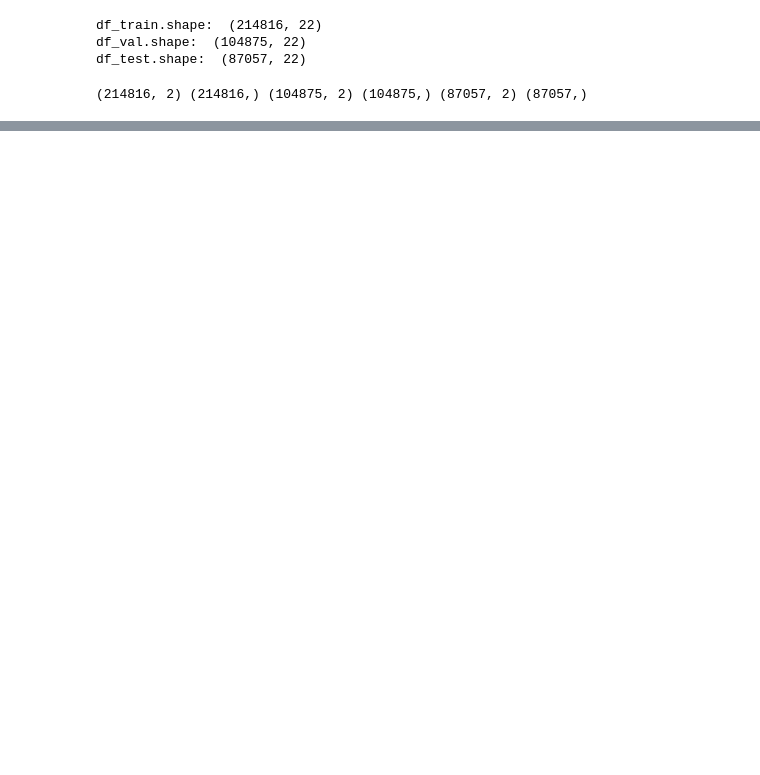
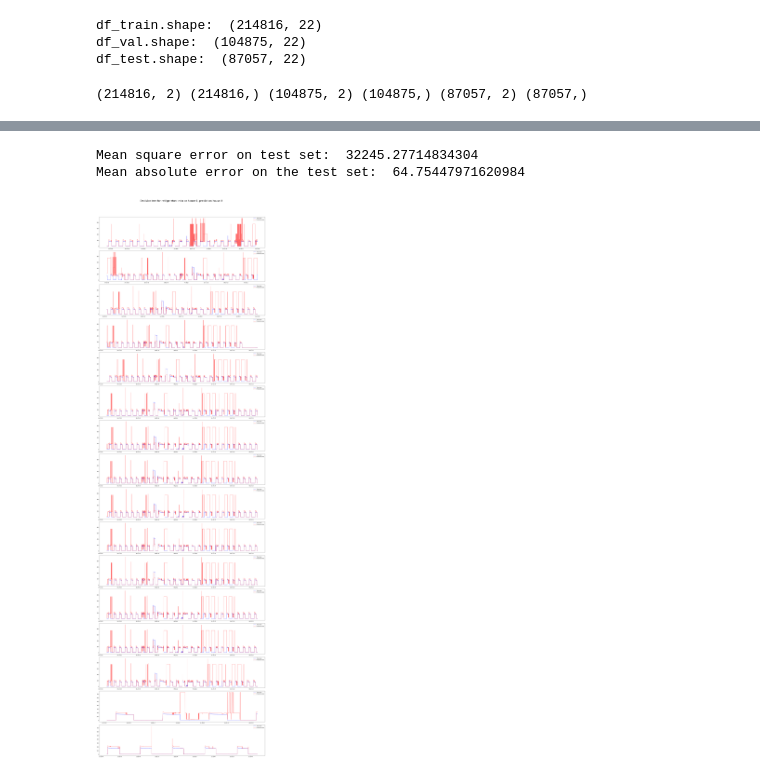
Before and after one commit to alirezasamar/DeepNILM, a Jupyter notebook: DeepNILM - Deep Energy Disaggregation.ipynb, the cells around one changed output, grey strips where cells are left out. Drawn from its saved outputs; the diff is of its cells as text; code cells hidden in the pictures; blank space fills up the shorter version.

```diff
--- a/DeepNILM - Deep Energy Disaggregation.ipynb
+++ b/DeepNILM - Deep Energy Disaggregation.ipynb
@@ -157,0 +236,13 @@ print(X_train1.shape, y_train1.shape, X_val1.shape, y_val1.shape, X_test1.shape,
+# %%
+y_predict_2 = tree_clf_1.predict(X_2)
+mse_tree_2 = mse_loss(y_predict_2, y_2)
+mae_tree_2 = mae_loss(y_predict_2, y_2)
+print('Mean square error on test set: ', mse_tree_2)
+print('Mean absolute error on the test set: ', mae_tree_2)
+# %% [output]
+Mean square error on test set:  32245.27714834304
+Mean absolute error on the test set:  64.75447971620984
+# %%
+plot_each_app(df[2], dates[2], y_predict_2, y_2, 'Decision tree for refrigerator: train on house 1, predict on house 2')
+# %% [output]
+[figure, added]
```
Also changed, not shown: parts of 6 cells of this notebook, 1 other file.
